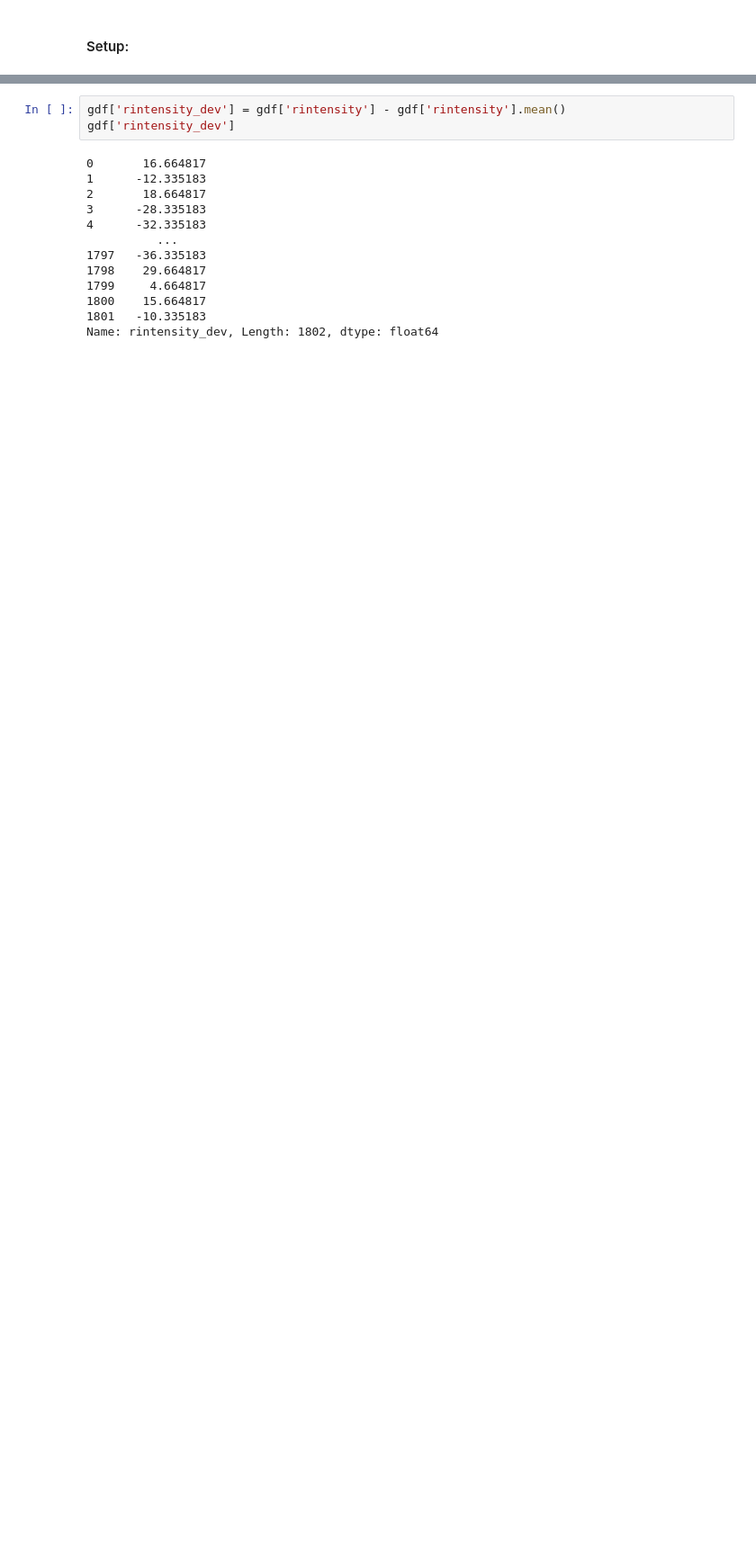
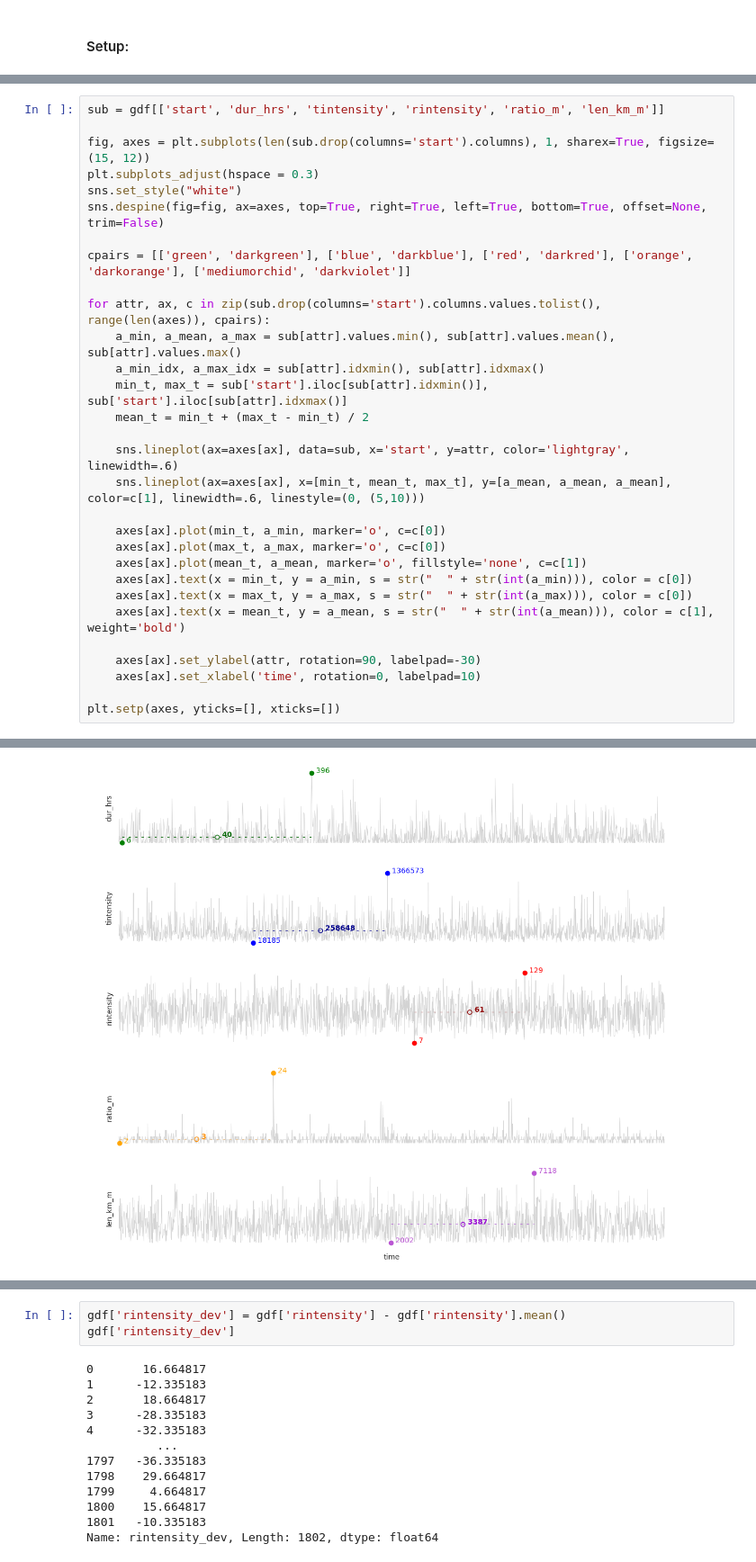
Before and after one commit to ua-snap/ar_avalanche, a Jupyter notebook: AR_QC.ipynb, the cells around one changed output, grey strips where cells are left out. Shown at 90% size. Saved outputs shown, nothing was run; the diff lists cells and outputs as text; blank space fills up the shorter version.

```diff
--- a/AR_QC.ipynb
+++ b/AR_QC.ipynb
@@ -100,0 +140,31 @@ gdf = ar_events
+# %%
+sub = gdf[['start', 'dur_hrs', 'tintensity', 'rintensity', 'ratio_m', 'len_km_m']]
+
+fig, axes = plt.subplots(len(sub.drop(columns='start').columns), 1, sharex=True, figsize=(15, 12))
+plt.subplots_adjust(hspace = 0.3)
+sns.set_style("white")
+sns.despine(fig=fig, ax=axes, top=True, right=True, left=True, bottom=True, offset=None, trim=False)
+
+cpairs = [['green', 'darkgreen'], ['blue', 'darkblue'], ['red', 'darkred'], ['orange', 'darkorange'], ['mediumorchid', 'darkviolet']]
+
+for attr, ax, c in zip(sub.drop(columns='start').columns.values.tolist(), range(len(axes)), cpairs):
+    a_min, a_mean, a_max = sub[attr].values.min(), sub[attr].values.mean(), sub[attr].values.max()
+    a_min_idx, a_max_idx = sub[attr].idxmin(), sub[attr].idxmax()
+    min_t, max_t = sub['start'].iloc[sub[attr].idxmin()], sub['start'].iloc[sub[attr].idxmax()]
+    mean_t = min_t + (max_t - min_t) / 2
+
+    sns.lineplot(ax=axes[ax], data=sub, x='start', y=attr, color='lightgray', linewidth=.6)
+    sns.lineplot(ax=axes[ax], x=[min_t, mean_t, max_t], y=[a_mean, a_mean, a_mean], color=c[1], linewidth=.6, linestyle=(0, (5,10)))
+
+    axes[ax].plot(min_t, a_min, marker='o', c=c[0])
+    axes[ax].plot(max_t, a_max, marker='o', c=c[0])
+    axes[ax].plot(mean_t, a_mean, marker='o', fillstyle='none', c=c[1])
+    axes[ax].text(x = min_t, y = a_min, s = str("  " + str(int(a_min))), color = c[0])
+    axes[ax].text(x = max_t, y = a_max, s = str("  " + str(int(a_max))), color = c[0])
+    axes[ax].text(x = mean_t, y = a_mean, s = str("  " + str(int(a_mean))), color = c[1], weight='bold')
+
+    axes[ax].set_ylabel(attr, rotation=90, labelpad=-30)
+    axes[ax].set_xlabel('time', rotation=0, labelpad=10)
+
+plt.setp(axes, yticks=[], xticks=[])
+# %% [output]
@@ -100,0 +172 @@ gdf = ar_events
+[figure, added]
```
Also changed, not shown: parts of 22 cells of this notebook.
